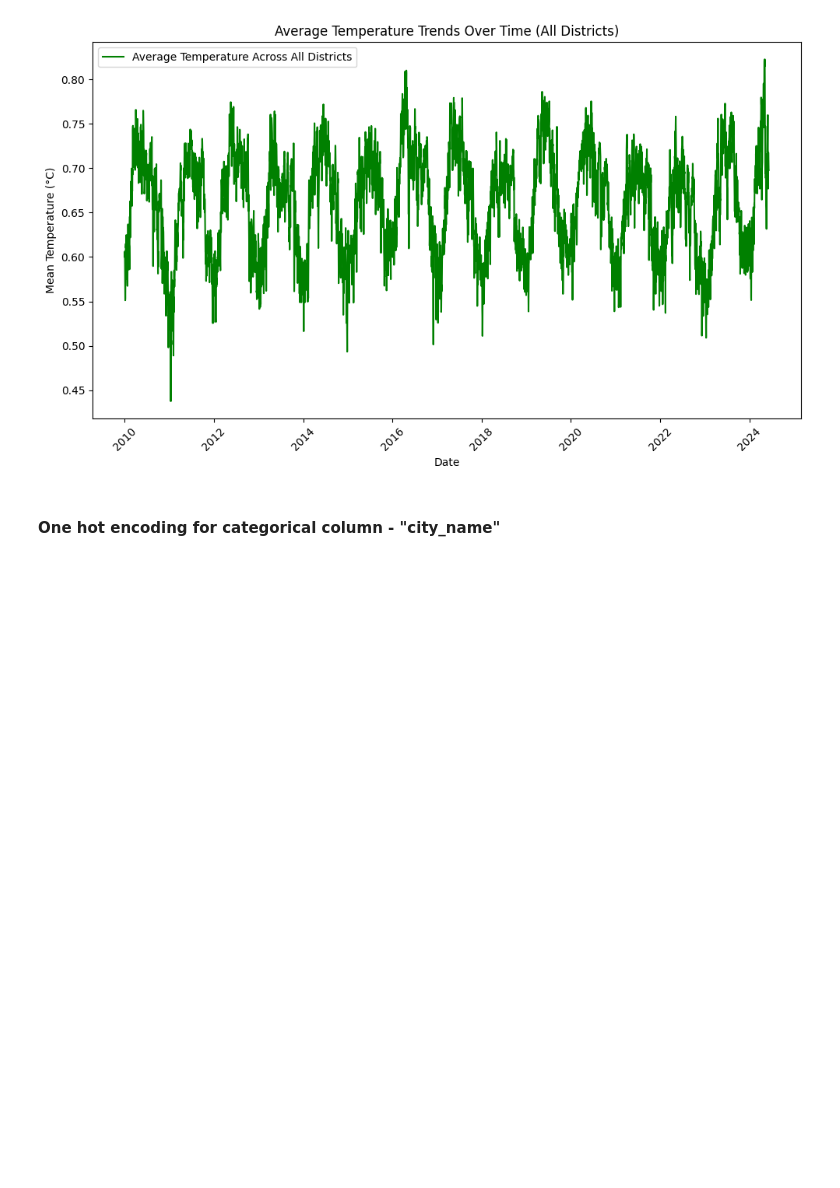
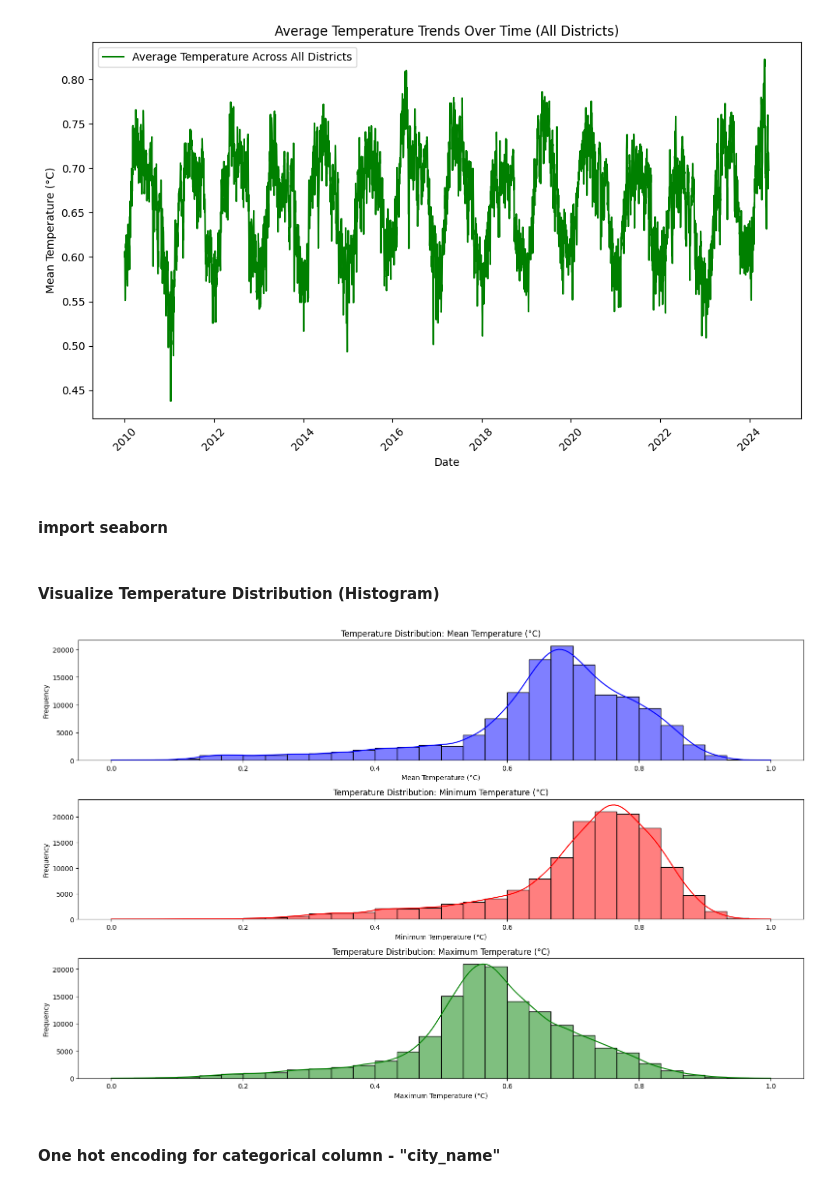
Before and after one commit to IT21271182/Deep-Learning-Project, a Jupyter notebook: IT21252990.ipynb, the cells around one changed output. Drawn from its saved outputs; the diff is of its cells as text; code cells hidden in the pictures; blank space fills up the shorter version.

Commit message:
Visualize Temperature Distribution (Histogram)

```diff
--- a/IT21252990.ipynb
+++ b/IT21252990.ipynb
@@ -178,3 +178,5 @@ plt.tight_layout()
 plt.show()
 # %% [output]
 [figure]
+# %% [markdown]
+#### import seaborn
@@ -181,3 +185,34 @@ plt.show()
+# %% [markdown]
+#### Visualize Temperature Distribution (Histogram)
+# %%
+# Set up the plot size and style
+plt.figure(figsize=(16, 10))
+
+# 1. Histogram for Mean Temperature
+plt.subplot(3, 1, 1)
+sns.histplot(df['temperature_2m_mean (°C)'], bins=30, kde=True, color='b')
+plt.title('Temperature Distribution: Mean Temperature (°C)')
+plt.xlabel('Mean Temperature (°C)')
+plt.ylabel('Frequency')
+
+# 2. Histogram for Min Temperature
+plt.subplot(3, 1, 2)
+sns.histplot(df['temperature_2m_min (°C)'], bins=30, kde=True, color='r')
+plt.title('Temperature Distribution: Minimum Temperature (°C)')
+plt.xlabel('Minimum Temperature (°C)')
+plt.ylabel('Frequency')
+
+# 3. Histogram for Max Temperature
+plt.subplot(3, 1, 3)
+sns.histplot(df['temperature_2m_max (°C)'], bins=30, kde=True, color='g')
+plt.title('Temperature Distribution: Maximum Temperature (°C)')
+plt.xlabel('Maximum Temperature (°C)')
+plt.ylabel('Frequency')
+
+plt.tight_layout()
+plt.show()
+# %% [output]
+[figure, added]
 # %% [markdown]
 #### One hot encoding for categorical column - "city_name"
 # %%
```
Also changed, not shown: parts of 1 cell of this notebook.
